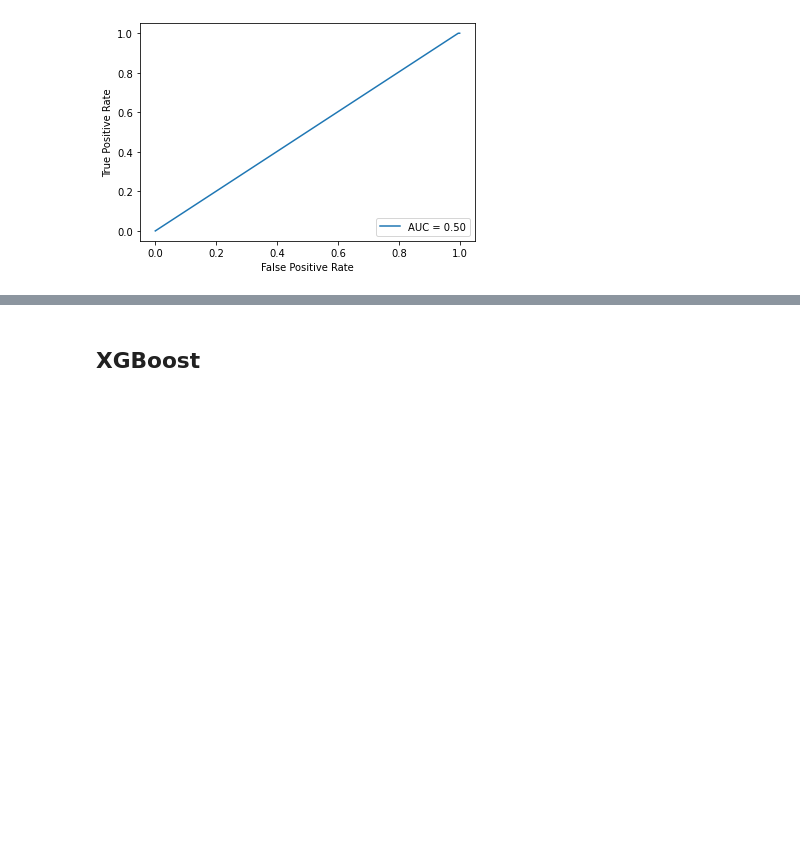
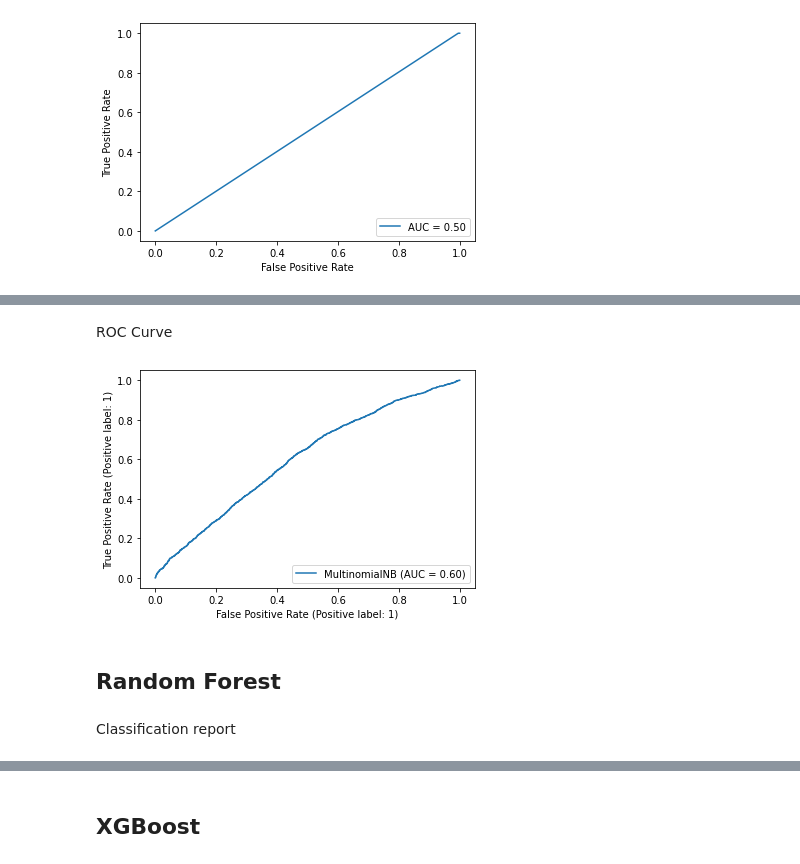
Before and after one commit to rejsafranko/Predicting-NBA-Shots, a Jupyter notebook: notebooks/Model_Performance_Analysis.ipynb, the cells around one changed output, grey strips where cells are left out. Drawn from its saved outputs; the diff is of its cells as text; code cells hidden in the pictures; blank space fills up the shorter version.

```diff
--- a/notebooks/Model_Performance_Analysis.ipynb
+++ b/notebooks/Model_Performance_Analysis.ipynb
@@ -201,0 +241,8 @@ disp.plot();
+# %% [markdown]
+ROC Curve
+# %%
+RocCurveDisplay.from_estimator(model, test_data["features"], test_data["labels"]);
+# %% [output]
+[figure, added]
+# %% [markdown]
+## Random Forest
@@ -201,0 +254,2 @@ disp.plot();
+# %% [markdown]
+Classification report
```
Also changed, not shown: parts of 18 cells of this notebook, 6 other files.
